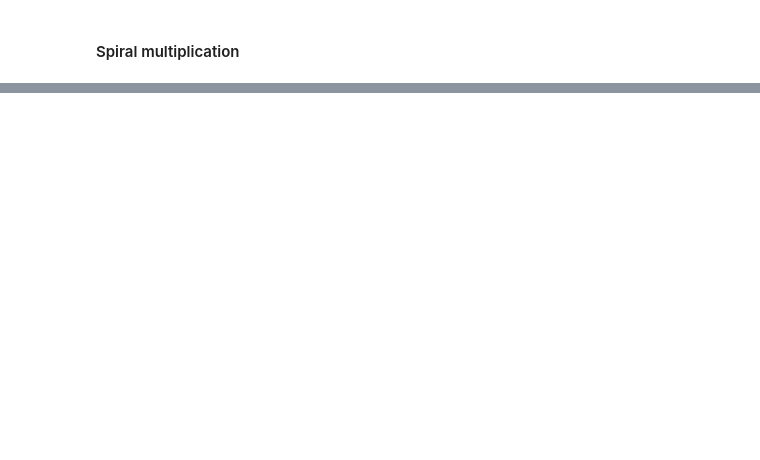
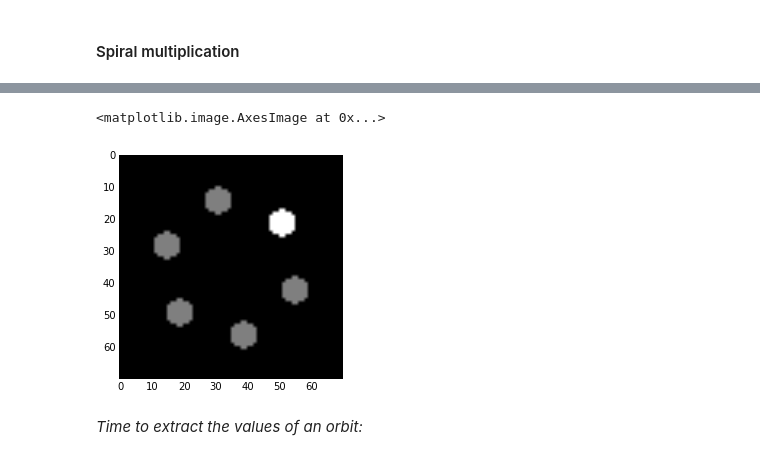
Before and after one commit to disabledalpha/iPython-Notebooks, a Jupyter notebook: Hexagonal Grid.ipynb, the cells around one changed output, grey strips where cells are left out. Saved outputs shown, nothing was run; the diff lists cells and outputs as text; code cells hidden in the pictures; blank space fills up the shorter version.

```diff
--- a/Hexagonal Grid.ipynb
+++ b/Hexagonal Grid.ipynb
@@ -329,7 +358,7 @@ spiral_add(6,21)
 #### Spiral multiplication
 # %%
 multiplication_table = [
-    [0,0,0,0,0,0],
+    [0,0,0,0,0,0,0],
     [0,1,2,3,4,5,6],
     [0,2,3,4,5,6,1],
     [0,3,4,5,6,1,2],
@@ -364,0 +425,10 @@ spiral_mult(15,10,100)
+# %%
+ciao = sa_put_value(10,0,np.ones((70,70)))
+for i in range(2,7):
+    ciao = sa_put_value(spiral_mult(10,i),0.5,ciao)
+plt.imshow(np.fft.fftshift(ciao),cmap=cm.binary)
+# %% [output]
+<matplotlib.image.AxesImage at 0x...>
+[figure, added]
+# %% [markdown]
+*Time to extract the values of an orbit:*
```
Also changed, not shown: parts of 21 cells of this notebook.
